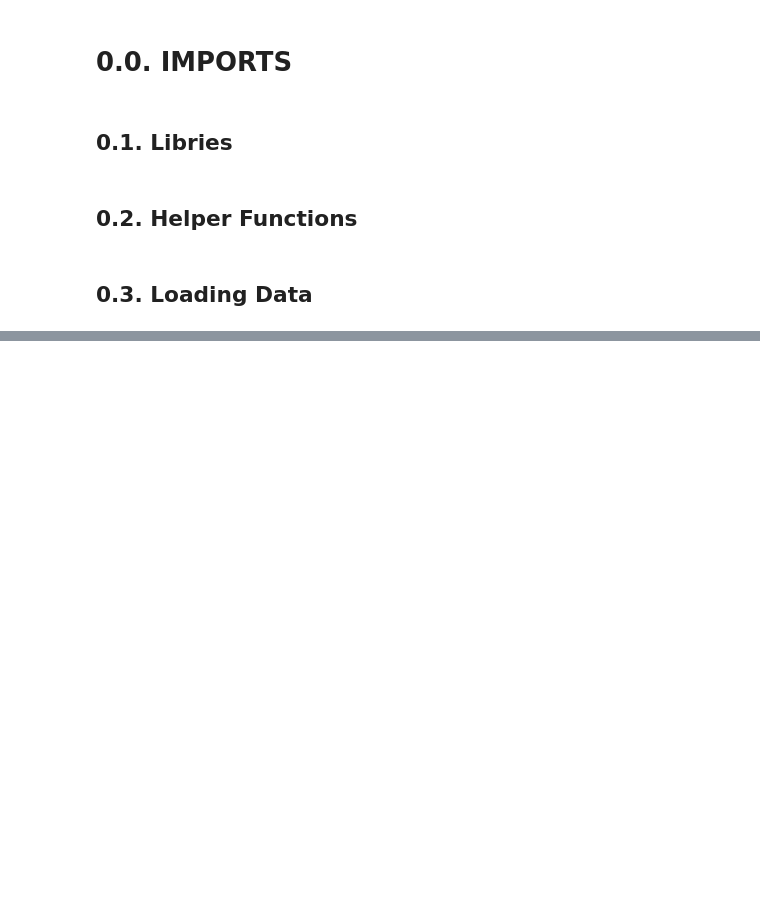
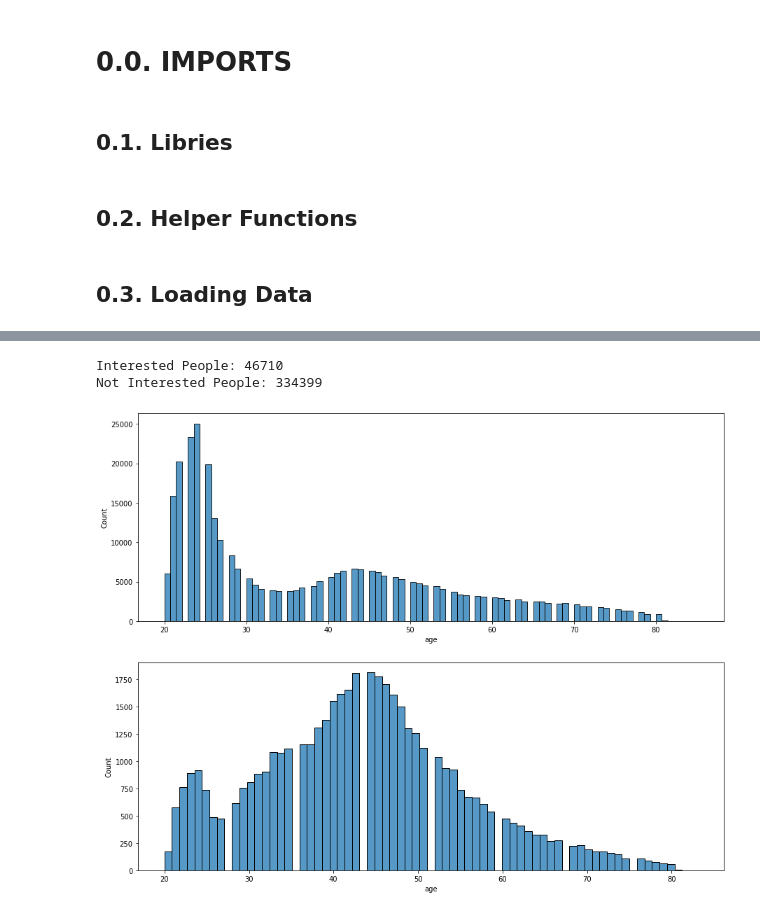
Before and after one commit to LucasAsilveira/PA04-Health-Insurance-Cross-Sell, a Jupyter notebook: Project_Health_Insurance.ipynb, the cells around one changed output, grey strips where cells are left out. Drawn from its saved outputs; the diff is of its cells as text; code cells hidden in the pictures; blank space fills up the shorter version.

```diff
--- a/Project_Health_Insurance.ipynb
+++ b/Project_Health_Insurance.ipynb
@@ -49,0 +244,16 @@ df_raw.head()
+# %%
+#Histogram not interested
+plt.subplot( 2, 1, 1 ).figure.set_size_inches(15,12);
+aux0 = df4.loc[ df4['response'] == 0, 'age' ]
+sns.histplot( aux0 );
+
+#Histogram interested
+plt.subplot( 2, 1, 2 );
+aux0 = df4.loc[ df4['response'] == 1, 'age' ]
+sns.histplot( aux0 );
+print( f"Interested People: {len(df4.loc[ df4['response'] == 1, 'age' ])} ")
+print( f"Not Interested People: {len(df4.loc[ df4['response'] == 0, 'age' ])} ")
+# %% [output]
+Interested People: 46710
+Not Interested People: 334399
+[figure, added]
```
Also changed, not shown: parts of 103 cells of this notebook, 3 other files.
